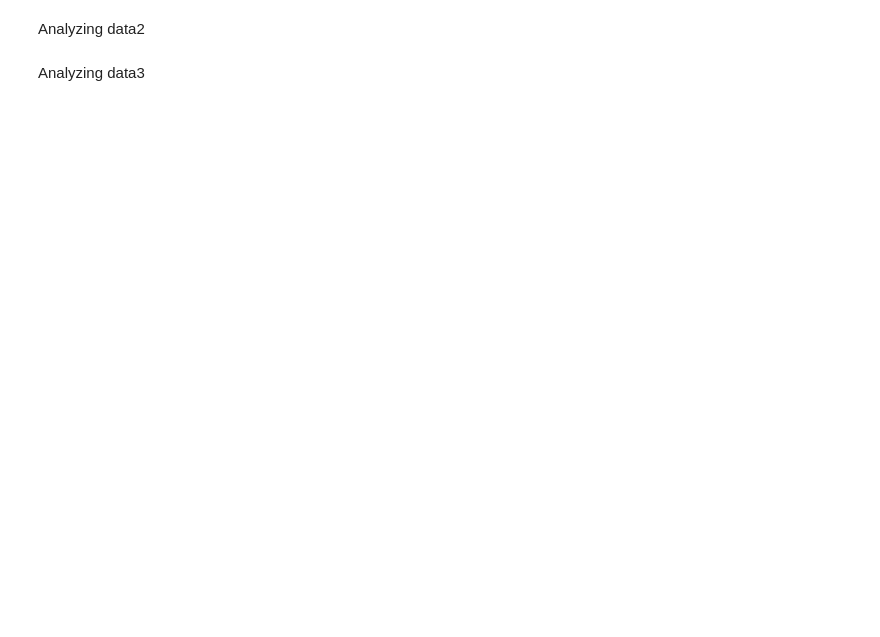
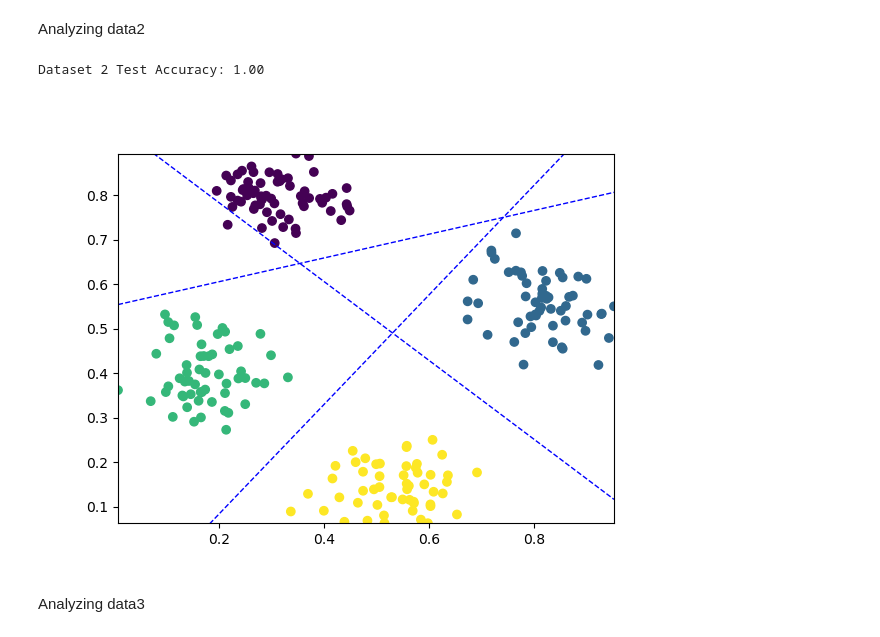
Before and after one commit to runkle-austin/380FinalProject, a Jupyter notebook: 380_project.ipynb, the cells around one changed output. Drawn from its saved outputs; the diff is of its cells as text; code cells hidden in the pictures; blank space fills up the shorter version.

```diff
--- a/380_project.ipynb
+++ b/380_project.ipynb
@@ -86,7 +92,7 @@ def boundary_score(X, y, boundary, function):
             y_binary.append(-1)
 
     if (len(set(y_binary)) < 2):
-        return 1
+        return 1, None
 
     SVM = SVC(kernel = function)
     SVM.fit(X, y_binary)
@@ -108,8 +114,8 @@ def boundary_score(X, y, boundary, function):
     # weights the impurity so uneven splits don't mess up the impurity rating
     weighted_gini = weight_pos * gini_pos + weight_neg * gini_neg
 
-    # this will return gini score
-    return weighted_gini
+    # this will return gini score AND SVM
+    return weighted_gini, SVM
 # %% [markdown]
 BUILD TREE
 # %%
@@ -164,0 +190,12 @@ def build_tree(X, y, depth, function):
+# %%
+# AUSTIN LOOK AT PLS
+def plot_boundaries(ax, node, xlim, ylim):
+    if node.is_leaf:
+        return
+    coef = node.SVM.coef_[0]
+    intercept = node.SVM.intercept_[0]
+    x_vals = np.linspace(xlim[0], xlim[1], 200)
+    y_vals = (-intercept - coef[0] * x_vals) / coef[1]
+    ax.plot(x_vals, y_vals, 'b--', linewidth=1)
+    plot_boundaries(ax, node.left, xlim, ylim)
+    plot_boundaries(ax, node.right, xlim, ylim)
@@ -164,0 +204,12 @@ def build_tree(X, y, depth, function):
+# %%
+def redraw(fig, ax, tree, X, y, xlim, ylim, selected_point = None, label_text = None):
+        ax.clear()
+
+        ax.scatter(X[:, 0], X[:, 1], c=y)
+        plot_boundaries(ax, tree, xlim, ylim)
+        if selected_point is not None:
+            ax.scatter([selected_point[0]], [selected_point[1]], c='r', s=80)
+            ax.set_title(label_text)
+        ax.set_xlim(xlim)
+        ax.set_ylim(ylim)
+        fig.canvas.draw()
@@ -194,12 +290,20 @@ Analyzing data2
 # %%
 MAX_TREE_HEIGHT = math.ceil(math.log2(4)) + 1
 random_state = 1234
 X = data2_train[['x', 'y']]
 y = data2_train['Class']
 X_train, X_test, y_train, y_test = train_test_split(X, y, test_size = 0.25, random_state = random_state)
 
-# TODO store the tree in a way that supports traversal and testing
 tree2 = build_tree(X_train, y_train, 0, "linear")
+plot(tree2, X_train.to_numpy(), y_train.to_numpy())
+predicted_classes = []
+for _, point in X_test.iterrows():
+    predicted_classes.append(traverse_tree(tree2, point))
+acc = accuracy_score(y_test.to_numpy(), predicted_classes)
+print(f"Dataset 2 Test Accuracy: {acc:.2f}")
+# %% [output]
+Dataset 2 Test Accuracy: 1.00
+[figure, added]
 # %% [markdown]
 Analyzing data3
 # %%
```
Also changed, not shown: parts of 13 cells of this notebook.
